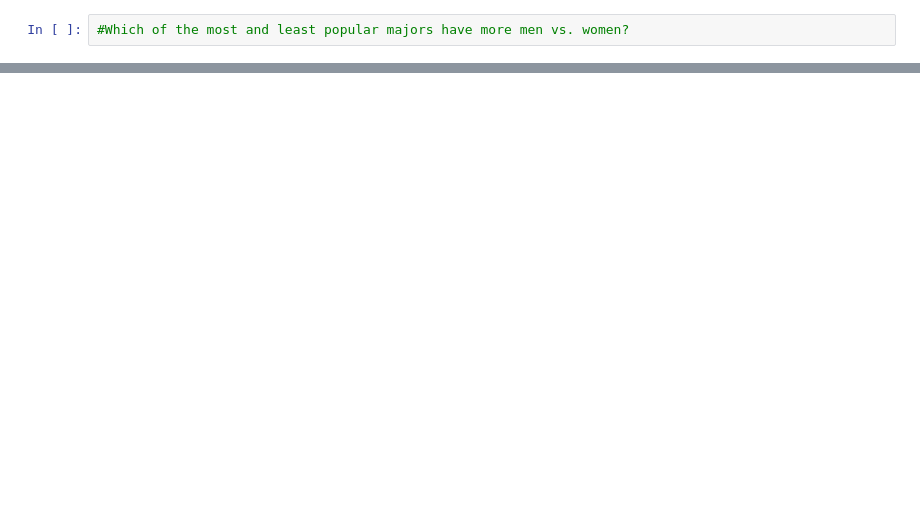
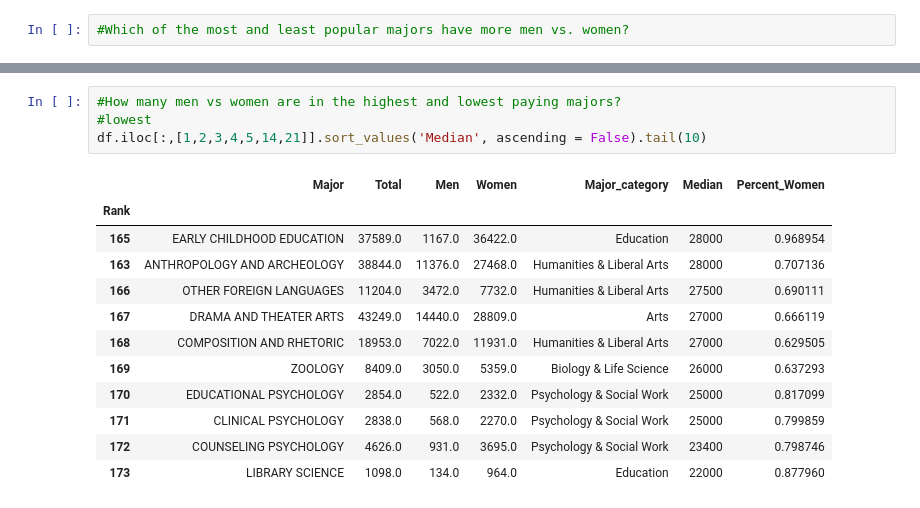
Before and after one commit to amartins22/data-science-2021F, a Jupyter notebook: unit-2/project2.ipynb, the cells around one changed output, grey strips where cells are left out. Cells and saved outputs as stored; diff of their text form; blank space fills up the shorter version.

```diff
--- a/unit-2/project2.ipynb
+++ b/unit-2/project2.ipynb
@@ -375,0 +376,17 @@ df.iloc[:,[1,2,3,4,5,8,12,13,14,21]].sort_values('Median', ascending = False).ta
+# %%
+#How many men vs women are in the highest and lowest paying majors?
+#lowest
+df.iloc[:,[1,2,3,4,5,14,21]].sort_values('Median', ascending = False).tail(10)
+# %% [output]
+|  | Major | Total | Men | Women | Major_category | Median | Percent_Women |
+| Rank |  |  |  |  |  |  |  |
+| 165 | EARLY CHILDHOOD EDUCATION | 37589.0 | 1167.0 | 36422.0 | Education | 28000 | 0.968954 |
+| 163 | ANTHROPOLOGY AND ARCHEOLOGY | 38844.0 | 11376.0 | 27468.0 | Humanities & Liberal Arts | 28000 | 0.707136 |
+| 166 | OTHER FOREIGN LANGUAGES | 11204.0 | 3472.0 | 7732.0 | Humanities & Liberal Arts | 27500 | 0.690111 |
+| 167 | DRAMA AND THEATER ARTS | 43249.0 | 14440.0 | 28809.0 | Arts | 27000 | 0.666119 |
+| 168 | COMPOSITION AND RHETORIC | 18953.0 | 7022.0 | 11931.0 | Humanities & Liberal Arts | 27000 | 0.629505 |
+| 169 | ZOOLOGY | 8409.0 | 3050.0 | 5359.0 | Biology & Life Science | 26000 | 0.637293 |
+| 170 | EDUCATIONAL PSYCHOLOGY | 2854.0 | 522.0 | 2332.0 | Psychology & Social Work | 25000 | 0.817099 |
+| 171 | CLINICAL PSYCHOLOGY | 2838.0 | 568.0 | 2270.0 | Psychology & Social Work | 25000 | 0.799859 |
+| 172 | COUNSELING PSYCHOLOGY | 4626.0 | 931.0 | 3695.0 | Psychology & Social Work | 23400 | 0.798746 |
+| 173 | LIBRARY SCIENCE | 1098.0 | 134.0 | 964.0 | Education | 22000 | 0.877960 |
```
Also changed, not shown: parts of 9 cells of this notebook, 9 other files.
